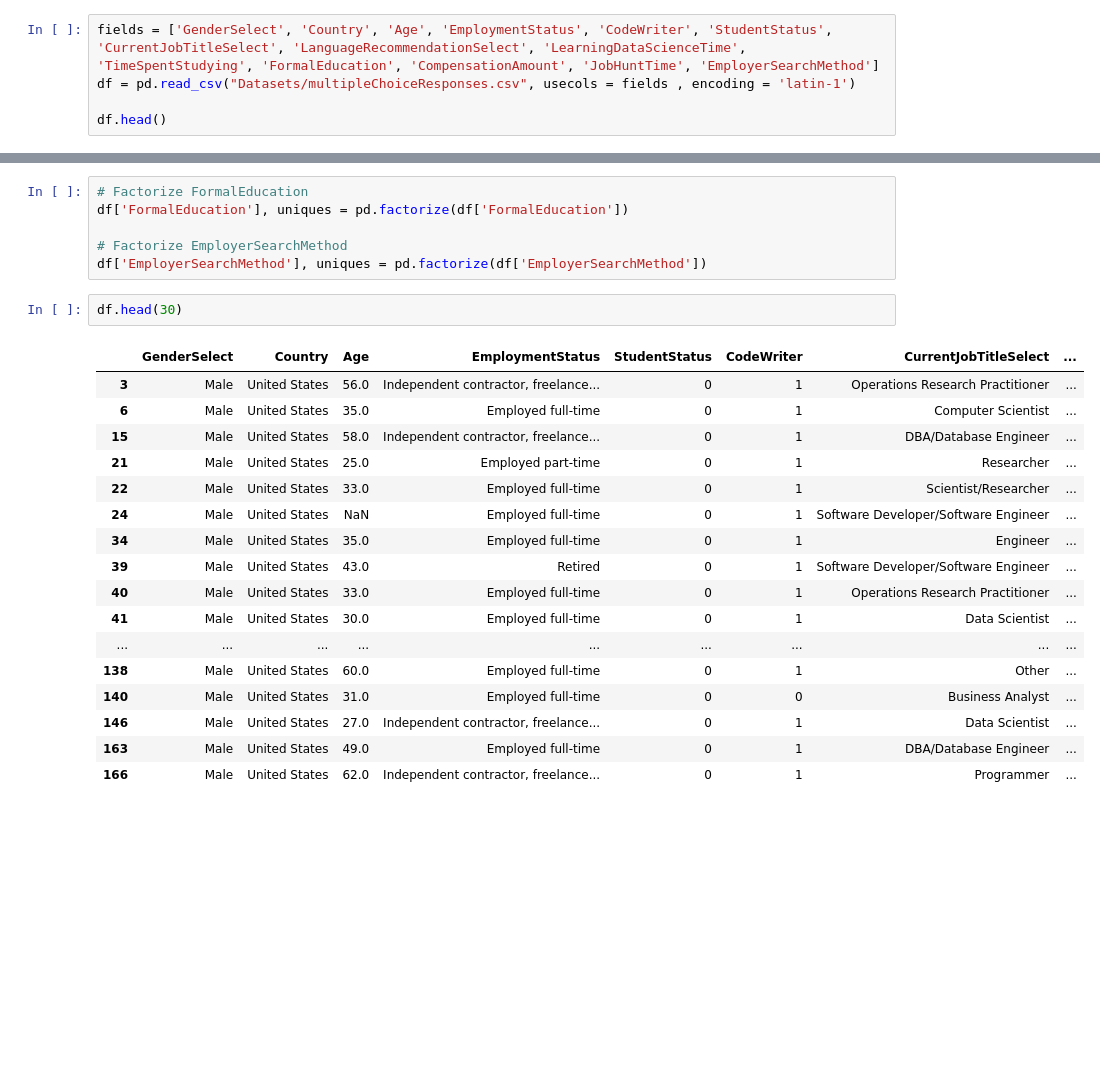
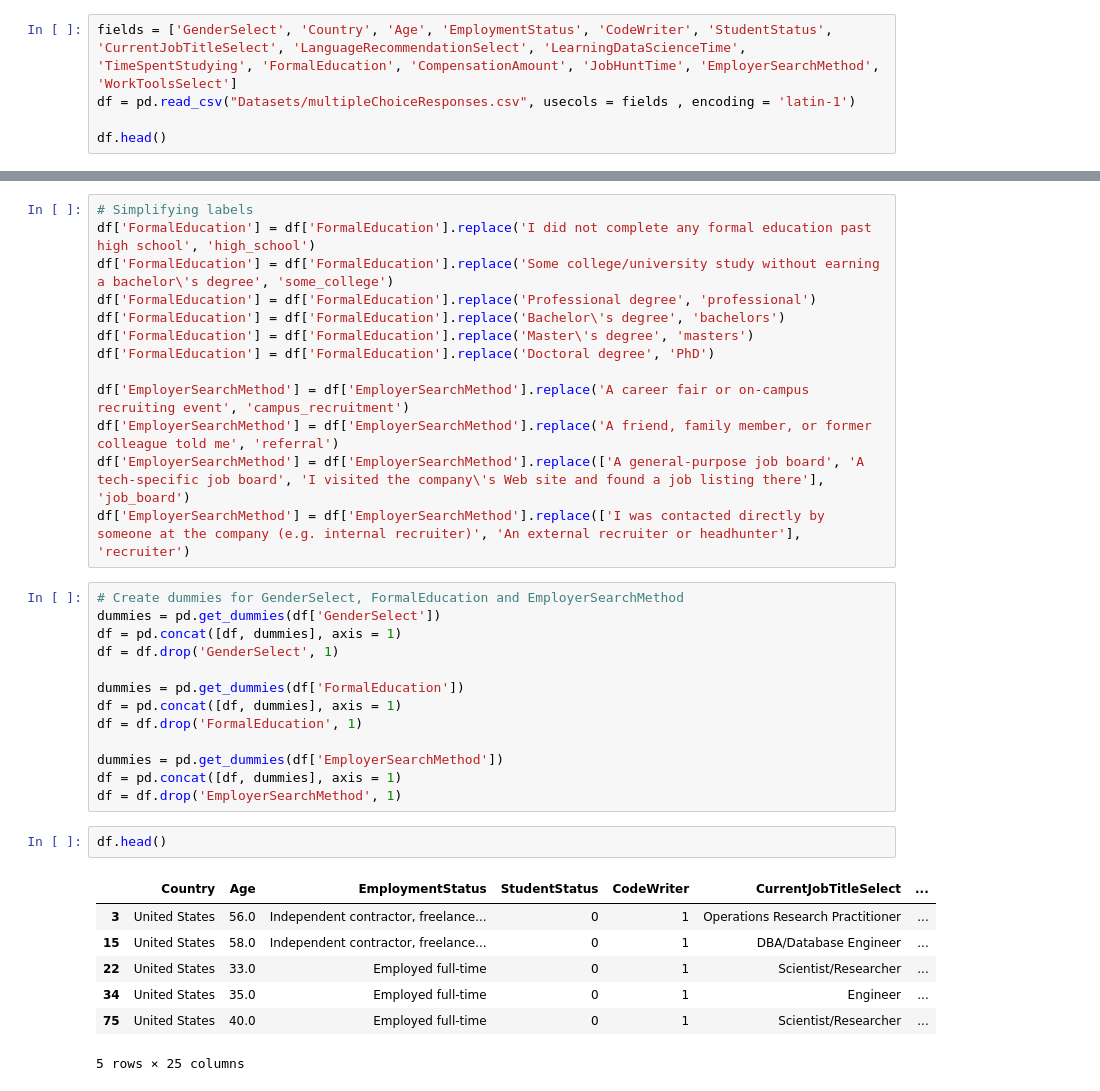
Before and after one commit to arell110/CPSC_392_Final_Project, a Jupyter notebook: Code/finalProject.ipynb, the cells around one changed output, grey strips where cells are left out. Drawn from its saved outputs; the diff is of its cells as text; blank space fills up the shorter version.

```diff
--- a/Code/finalProject.ipynb
+++ b/Code/finalProject.ipynb
@@ -20,5 +38,5 @@ from sklearn.neighbors import NearestNeighbors
 # %%
-fields = ['GenderSelect', 'Country', 'Age', 'EmploymentStatus', 'CodeWriter', 'StudentStatus', 'CurrentJobTitleSelect', 'LanguageRecommendationSelect', 'LearningDataScienceTime', 'TimeSpentStudying', 'FormalEducation', 'CompensationAmount', 'JobHuntTime', 'EmployerSearchMethod']
+fields = ['GenderSelect', 'Country', 'Age', 'EmploymentStatus', 'CodeWriter', 'StudentStatus', 'CurrentJobTitleSelect', 'LanguageRecommendationSelect', 'LearningDataScienceTime', 'TimeSpentStudying', 'FormalEducation', 'CompensationAmount', 'JobHuntTime', 'EmployerSearchMethod', 'WorkToolsSelect']
 df = pd.read_csv("Datasets/multipleChoiceResponses.csv", usecols = fields , encoding = 'latin-1')
 
 df.head()
@@ -58,26 +88,36 @@ df = df[df['CurrentJobTitleSelect'].isin(jobTypes) | df['CodeWriter'] == 1]
-# %%
-# Factorize FormalEducation
-df['FormalEducation'], uniques = pd.factorize(df['FormalEducation'])
-
-# Factorize EmployerSearchMethod
-df['EmployerSearchMethod'], uniques = pd.factorize(df['EmployerSearchMethod'])
+# %%
+# Simplifying labels
+df['FormalEducation'] = df['FormalEducation'].replace('I did not complete any formal education past high school', 'high_school')
+df['FormalEducation'] = df['FormalEducation'].replace('Some college/university study without earning a bachelor\'s degree', 'some_college')
+df['FormalEducation'] = df['FormalEducation'].replace('Professional degree', 'professional')
+df['FormalEducation'] = df['FormalEducation'].replace('Bachelor\'s degree', 'bachelors')
+df['FormalEducation'] = df['FormalEducation'].replace('Master\'s degree', 'masters')
+df['FormalEducation'] = df['FormalEducation'].replace('Doctoral degree', 'PhD')
+
+df['EmployerSearchMethod'] = df['EmployerSearchMethod'].replace('A career fair or on-campus recruiting event', 'campus_recruitment')
+df['EmployerSearchMethod'] = df['EmployerSearchMethod'].replace('A friend, family member, or former colleague told me', 'referral')
+df['EmployerSearchMethod'] = df['EmployerSearchMethod'].replace(['A general-purpose job board', 'A tech-specific job board', 'I visited the company\'s Web site and found a job listing there'], 'job_board')
+df['EmployerSearchMethod'] = df['EmployerSearchMethod'].replace(['I was contacted directly by someone at the company (e.g. internal recruiter)', 'An external recruiter or headhunter'], 'recruiter')
+# %%
+# Create dummies for GenderSelect, FormalEducation and EmployerSearchMethod
+dummies = pd.get_dummies(df['GenderSelect'])
+df = pd.concat([df, dummies], axis = 1)
+df = df.drop('GenderSelect', 1)
+
+dummies = pd.get_dummies(df['FormalEducation'])
+df = pd.concat([df, dummies], axis = 1)
+df = df.drop('FormalEducation', 1)
+
+dummies = pd.get_dummies(df['EmployerSearchMethod'])
+df = pd.concat([df, dummies], axis = 1)
+df = df.drop('EmployerSearchMethod', 1)
 # %%
-df.head(30)
+df.head()
 # %% [output]
-|  | GenderSelect | Country | Age | EmploymentStatus | StudentStatus | CodeWriter | CurrentJobTitleSelect | ... |
-| 3 | Male | United States | 56.0 | Independent contractor, freelance... | 0 | 1 | Operations Research Practitioner | ... |
-| 6 | Male | United States | 35.0 | Employed full-time | 0 | 1 | Computer Scientist | ... |
-| 15 | Male | United States | 58.0 | Independent contractor, freelance... | 0 | 1 | DBA/Database Engineer | ... |
-| 21 | Male | United States | 25.0 | Employed part-time | 0 | 1 | Researcher | ... |
-| 22 | Male | United States | 33.0 | Employed full-time | 0 | 1 | Scientist/Researcher | ... |
-| 24 | Male | United States | NaN | Employed full-time | 0 | 1 | Software Developer/Software Engineer | ... |
-| 34 | Male | United States | 35.0 | Employed full-time | 0 | 1 | Engineer | ... |
-| 39 | Male | United States | 43.0 | Retired | 0 | 1 | Software Developer/Software Engineer | ... |
-| 40 | Male | United States | 33.0 | Employed full-time | 0 | 1 | Operations Research Practitioner | ... |
-| 41 | Male | United States | 30.0 | Employed full-time | 0 | 1 | Data Scientist | ... |
-| ... | ... | ... | ... | ... | ... | ... | ... | ... |
-| 138 | Male | United States | 60.0 | Employed full-time | 0 | 1 | Other | ... |
-| 140 | Male | United States | 31.0 | Employed full-time | 0 | 0 | Business Analyst | ... |
-| 146 | Male | United States | 27.0 | Independent contractor, freelance... | 0 | 1 | Data Scientist | ... |
-| 163 | Male | United States | 49.0 | Employed full-time | 0 | 1 | DBA/Database Engineer | ... |
-| 166 | Male | United States | 62.0 | Independent contractor, freelance... | 0 | 1 | Programmer | ... |
+|  | Country | Age | EmploymentStatus | StudentStatus | CodeWriter | CurrentJobTitleSelect | ... |
+| 3 | United States | 56.0 | Independent contractor, freelance... | 0 | 1 | Operations Research Practitioner | ... |
+| 15 | United States | 58.0 | Independent contractor, freelance... | 0 | 1 | DBA/Database Engineer | ... |
+| 22 | United States | 33.0 | Employed full-time | 0 | 1 | Scientist/Researcher | ... |
+| 34 | United States | 35.0 | Employed full-time | 0 | 1 | Engineer | ... |
+| 75 | United States | 40.0 | Employed full-time | 0 | 1 | Scientist/Researcher | ... |
+5 rows × 25 columns
```
Also changed, not shown: parts of 9 cells of this notebook, 1 other file.
